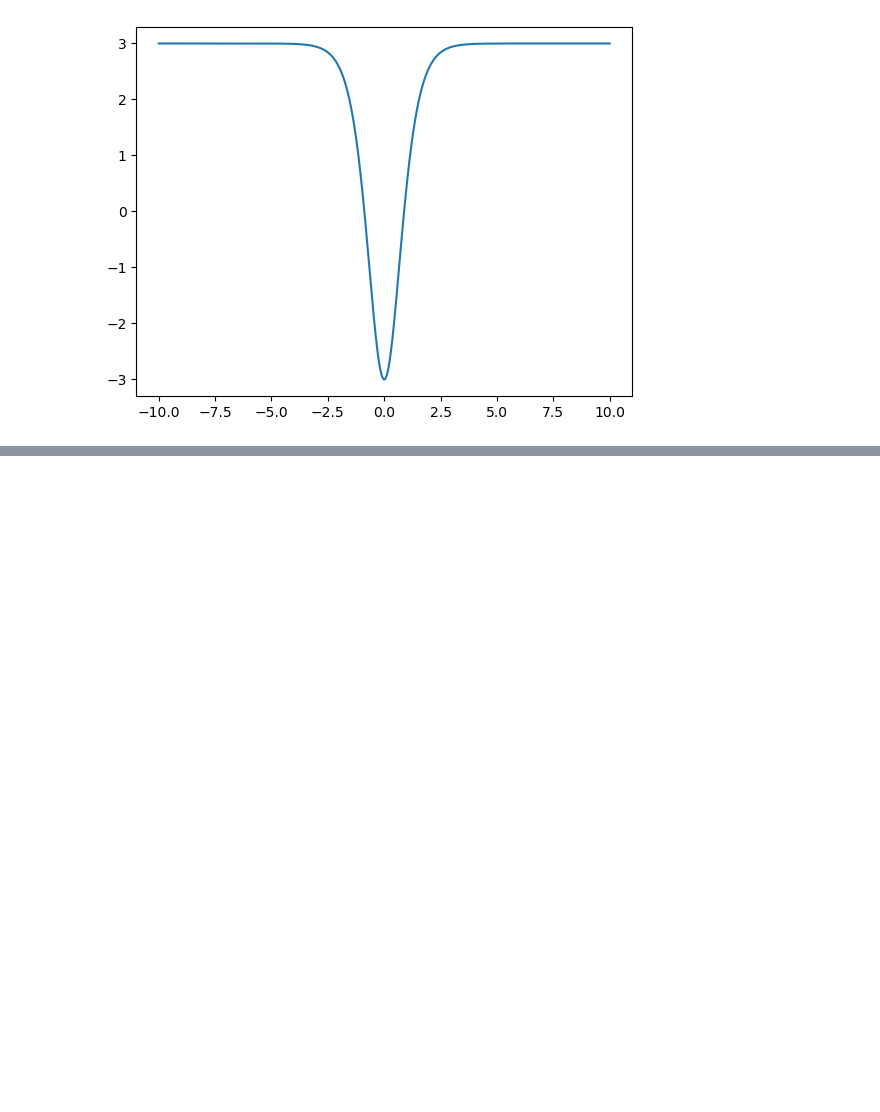
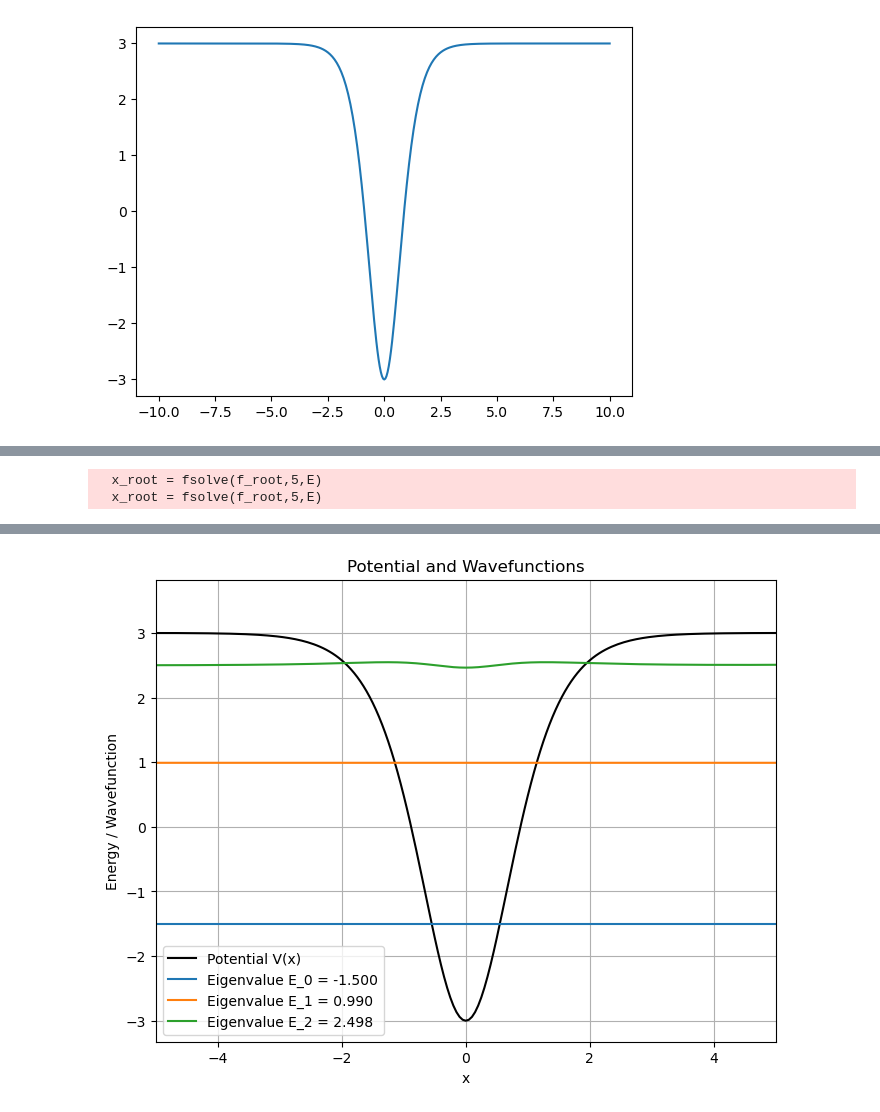
Before and after one commit to notbadamtish/SIF3012, a Jupyter notebook: Finding the Eigenvalues for the Schrodinger's equation for a given potential.ipynb, the cells around one changed output, grey strips where cells are left out. Saved outputs shown, nothing was run; the diff lists cells and outputs as text; code cells hidden in the pictures; blank space fills up the shorter version.

```diff
--- a/Finding the Eigenvalues for the Schrodinger's equation for a given potential.ipynb
+++ b/Finding the Eigenvalues for the Schrodinger's equation for a given potential.ipynb
@@ -83,0 +160,74 @@ Step 4. Implementing the equation F(E)
+# %%
+# Matching Condition using fsolve
+def F(E, x, h):
+    x_root = fsolve(f_root,5,E)
+
+    xleft = np.arange(x0, x_root+2*h, h)
+    xright = np.arange(x_root-h, xf, h)
+    # Integrate from left
+    psi_left = numerov(E, xleft, h)
+
+    # Integrate from right
+    psi_right = numerov(E, xright[::-1], h)[::-1]
+
+    ratio_left = (psi_left[len(xleft)-1] - psi_left[len(xleft)-3]) / (2 * h * psi_left[len(xleft)-2])
+    ratio_right = (psi_right[2] - psi_right[0]) / (2 * h * psi_right[1])
+
+    return ratio_left - ratio_right
+
+def find_eigenvalues(x, h, n_levels):
+    eigenvalues = []
+
+    # Initial guess range for energy
+    E_start = [-5, 0, 2]
+    E_end = [0, 5, 5]
+
+    # NOTE: -5, 0 ---> E_0 found only
+    #        0, 5 ---> E_1 found only
+
+    for n in range(n_levels):
+        energies = np.linspace(E_start[n], E_end[n], 100)
+
+        for i in range(len(energies) - 1):
+            E1, E2 = energies[i], energies[i + 1]
+
+            if F(E1, x, h) * F(E2, x, h) < 0:
+                result = root_scalar(F, args=(x, h), bracket=[E1, E2], method='brentq')
+                eigenvalues.append(result.root)
+                break
+
+    return eigenvalues
+# Find the first 3 eigenvalues
+n_levels = 3
+eigenvalues = find_eigenvalues(x, h, n_levels)
+
+# Print results
+print("Numerical Eigenvalues:")
+for i, E in enumerate(eigenvalues):
+    print(f"E_{i} = {E:.6f}")
+
+# Exact Eigenvalues
+exact_eigenvalues = [(hbar**2 / (2 * m)) * alpha**2 * (lambda_symbol * (lambda_symbol - 1) / 2 - (lambda_symbol - 1 - n)**2) for n in range(n_levels)]
+print("\nExact Eigenvalues:")
+for i, E in enumerate(exact_eigenvalues):
+    print(f"E_{i} = {E:.6f}")
+
+# Plot Potential and Wavefunctions
+plt.figure(figsize=(8, 6))
+plt.plot(x, V(x), label="Potential V(x)", color='black')
+
+for i, E in enumerate(eigenvalues):
+    psi = numerov(E, x, h)
+    plt.plot(x, psi / np.max(np.abs(psi)) + E, label=f"Eigenvalue E_{i} = {E:.3f}")
+
+
+plt.xlabel("x")
+plt.ylabel("Energy / Wavefunction")
+plt.xlim(-5, 5)
+plt.title("Potential and Wavefunctions")
+plt.legend()
+plt.grid()
+plt.show()
+# %% [output]
+  x_root = fsolve(f_root,5,E)
+  x_root = fsolve(f_root,5,E)
@@ -83,0 +243 @@ Step 4. Implementing the equation F(E)
+[figure, added]
```
Also changed, not shown: parts of 17 cells of this notebook.
